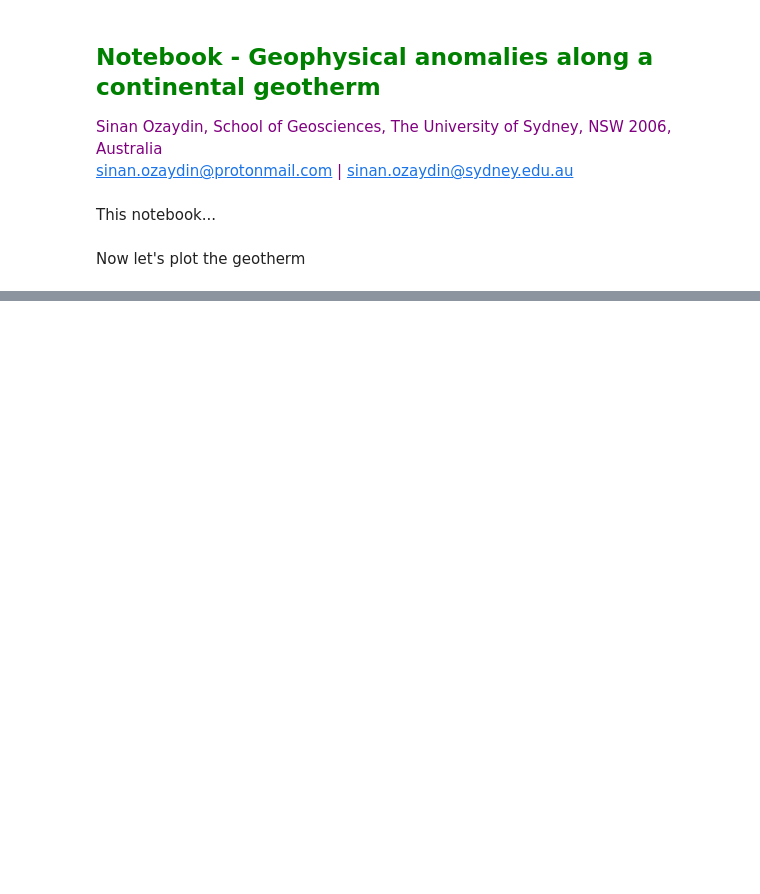
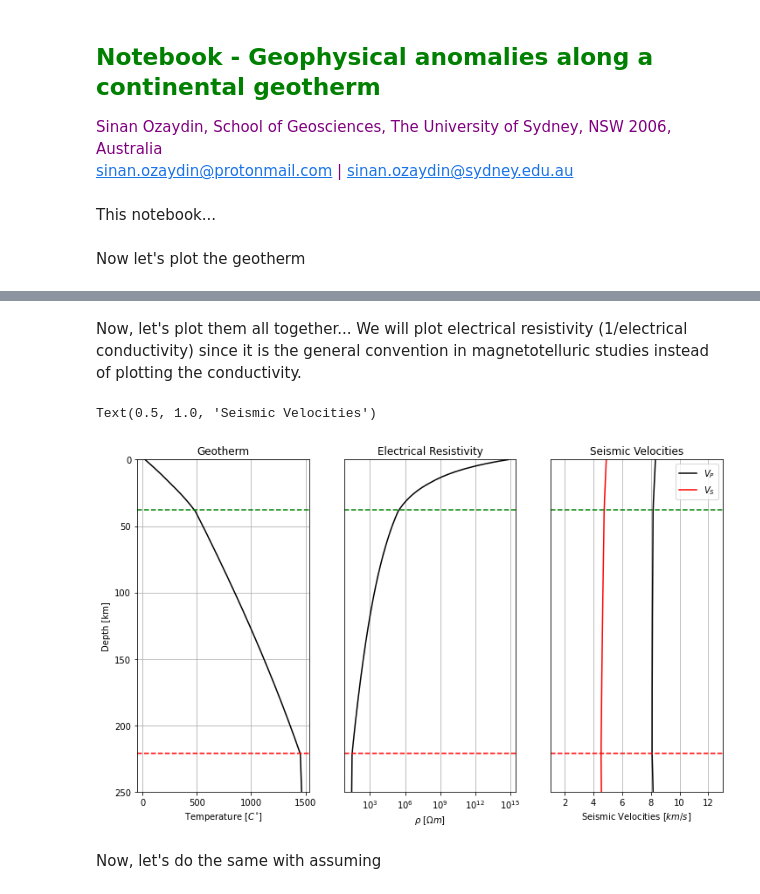
Before and after one commit to sinanozaydin/pide, a Jupyter notebook: examples/notebooks/5_Geotherm_and_Geophysical_Anomalies.ipynb, the cells around one changed output, grey strips where cells are left out. Saved outputs shown, nothing was run; the diff lists cells and outputs as text; code cells hidden in the pictures; blank space fills up the shorter version.

```diff
--- a/examples/notebooks/5_Geotherm_and_Geophysical_Anomalies.ipynb
+++ b/examples/notebooks/5_Geotherm_and_Geophysical_Anomalies.ipynb
@@ -39,7 +42,8 @@ p_obj.set_pressure(p)
 
 p_obj.set_composition_solid_mineral(ol = 0.6,opx = 0.25,cpx = 0.1, garnet= 0.05)
 p_obj.set_bulk_water(100)
+p_obj.set_mantle_water_partitions(opx_ol = 3, cpx_ol = 6, garnet_ol = 0)
 p_obj.mantle_water_distribute()
-p_obj.set_mineral_conductivity_choice(ol = 4)
+p_obj.set_mineral_conductivity_choice(ol = 4, opx = 2, cpx = 4, gt = 4)
 p_obj.set_solid_phs_mix_method(method = 1)
 cond = p_obj.calculate_conductivity()
@@ -66,0 +54,48 @@ print(v_s)
+# %% [markdown]
+Now, let's plot them all together... We will plot electrical resistivity (1/electrical conductivity) since it is the general convention in magnetotelluric studies instead of plotting the conductivity.
+# %%
+fig = plt.figure(figsize = (12,7))
+ax = plt.subplot(131)
+ax.plot(T-273.15,depth/1e3,color = 'k')
+ax.axhline(moho,linestyle = '--', color = 'g')
+ax.axhline(depth[idx_LAB]/1e3,linestyle = '--', color = 'r')
+ax.set_ylim(0,250.0)
+ax.grid(which = 'both')
+ax.set_xlabel(r'Temperature [$C^{\circ}$]')
+ax.set_ylabel('Depth [km]')
+ax.invert_yaxis()
+ax.set_title('Geotherm')
+
+#Plotting the electrical resistivity profile.
+ax2 = plt.subplot(132)
+ax2.plot(1./cond,depth/1e3,color = 'k')
+ax2.axhline(moho,linestyle = '--', color = 'g')
+ax2.axhline(depth[idx_LAB]/1e3,linestyle = '--', color = 'r')
+ax2.set_ylim(0,250.0)
+ax2.set_xscale('log')
+ax2.grid(which = 'both')
+ax2.set_xlabel(r'$\rho$ [$\Omega m$] ')
+ax2.set_yticks([])
+ax2.invert_yaxis()
+ax2.set_title('Electrical Resistivity')
+
+#plotting the seismic velocities
+
+ax3 = plt.subplot(133)
+ax3.plot(v_p,depth/1e3,color = 'k', label = r'$V_P$')
+ax3.plot(v_s,depth/1e3,color = 'r', label = r'$V_S$')
+ax3.axhline(moho,linestyle = '--', color = 'g')
+ax3.axhline(depth[idx_LAB]/1e3,linestyle = '--', color = 'r')
+ax3.set_ylim(0,250.0)
+ax3.set_xlim(1,13)
+ax3.grid(which = 'both')
+ax3.set_xlabel(r'Seismic Velocities [$km/s$]')
+ax3.set_yticks([])
+ax3.invert_yaxis()
+ax3.legend()
+ax3.set_title('Seismic Velocities')
+# %% [output]
+Text(0.5, 1.0, 'Seismic Velocities')
+[figure, added]
+# %% [markdown]
+Now, let's do the same with assuming
```
Also changed, not shown: parts of 5 cells of this notebook, 5 other files.
